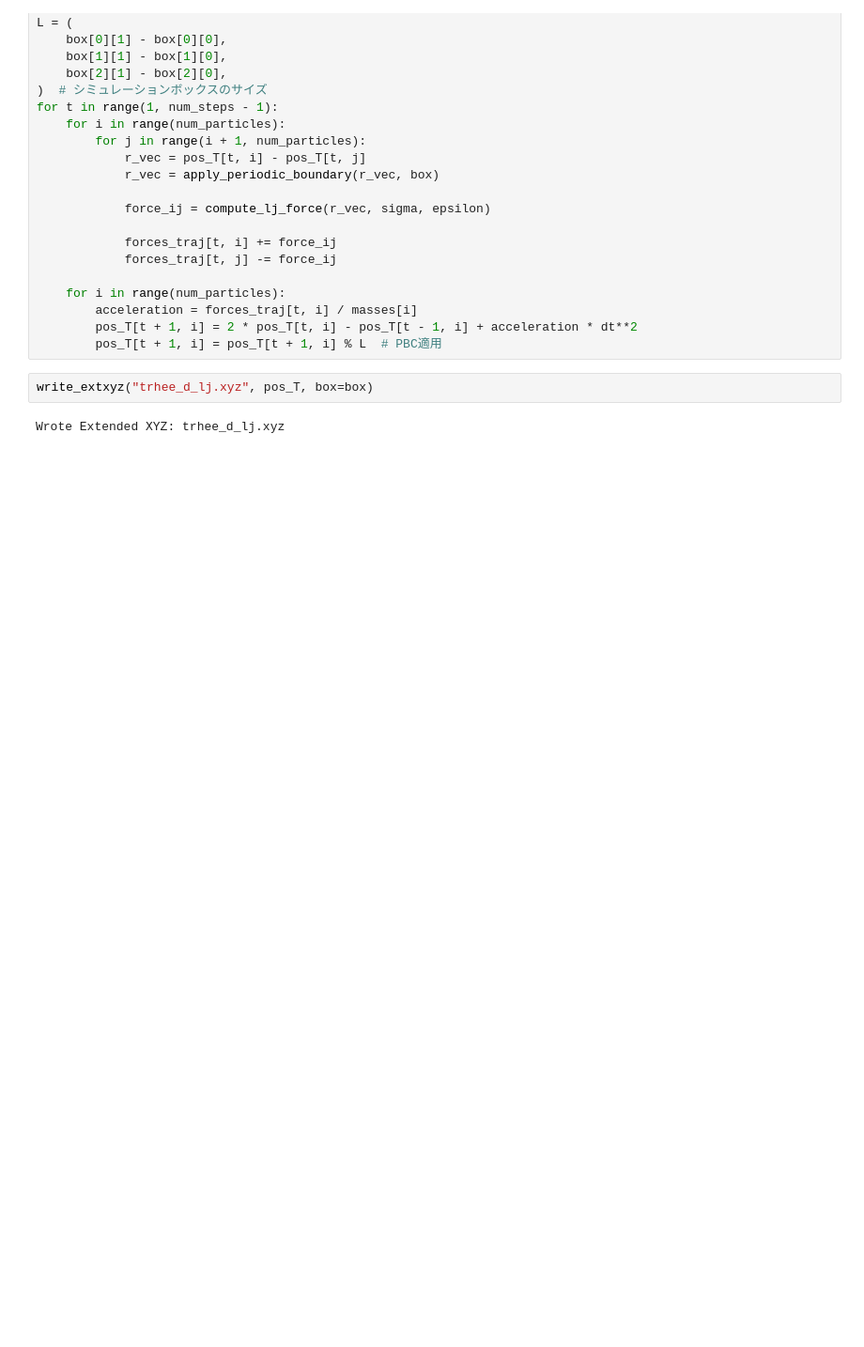
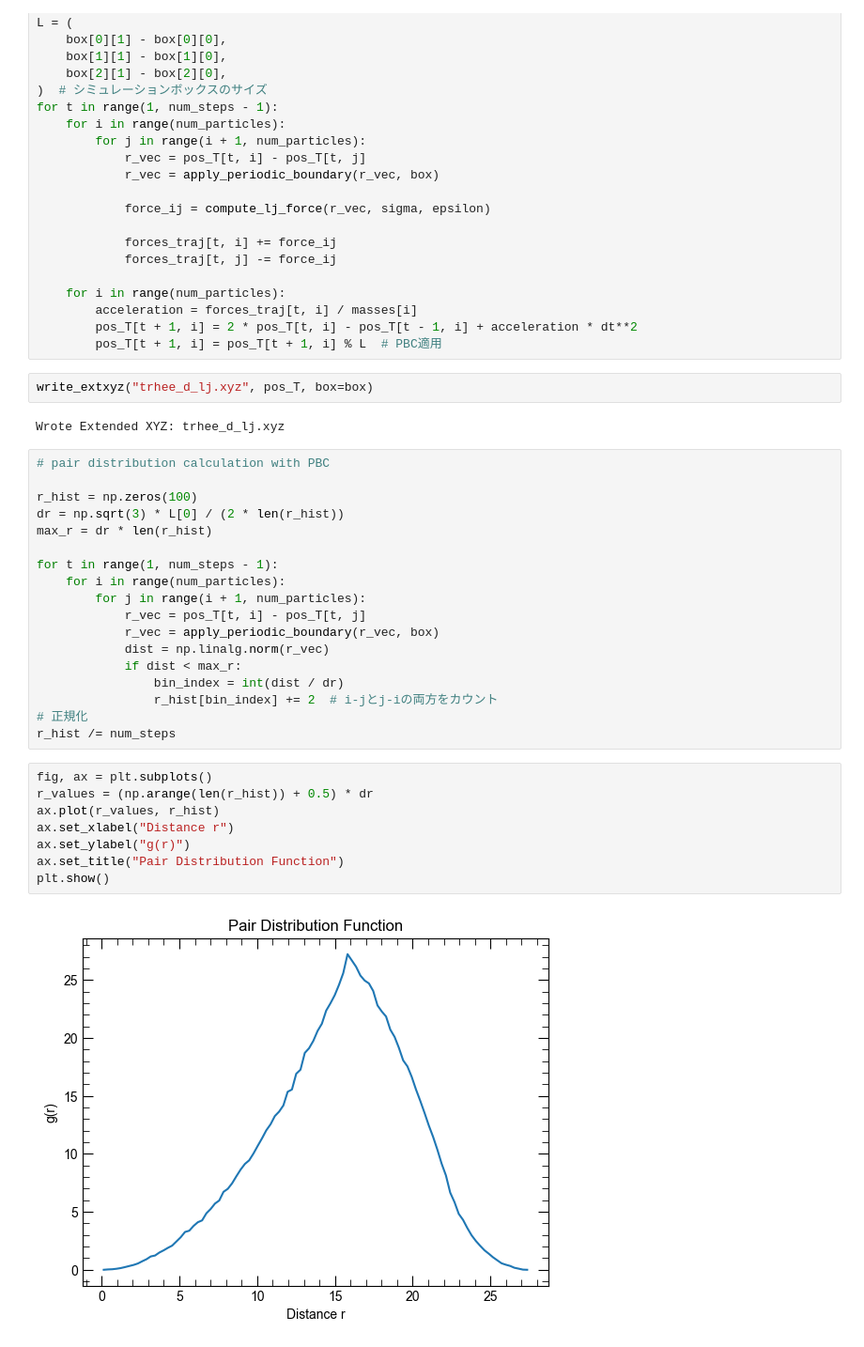
Before and after one commit to yamashun95/md_learning, a Jupyter notebook: notebooks/basic/pair_distribution.ipynb, the cells around one changed output. Shown: that part at 94% size. Saved outputs shown, nothing was run; the diff lists cells and outputs as text; blank space fills up the shorter version.

Commit message:
pair distribution function

```diff
--- a/notebooks/basic/pair_distribution.ipynb
+++ b/notebooks/basic/pair_distribution.ipynb
@@ -87,3 +105,31 @@ for t in range(1, num_steps - 1):
 write_extxyz("trhee_d_lj.xyz", pos_T, box=box)
 # %% [output]
 Wrote Extended XYZ: trhee_d_lj.xyz
+# %%
+# pair distribution calculation with PBC
+
+r_hist = np.zeros(100)
+dr = np.sqrt(3) * L[0] / (2 * len(r_hist))
+max_r = dr * len(r_hist)
+
+for t in range(1, num_steps - 1):
+    for i in range(num_particles):
+        for j in range(i + 1, num_particles):
+            r_vec = pos_T[t, i] - pos_T[t, j]
+            r_vec = apply_periodic_boundary(r_vec, box)
+            dist = np.linalg.norm(r_vec)
+            if dist < max_r:
+                bin_index = int(dist / dr)
+                r_hist[bin_index] += 2  # i-jとj-iの両方をカウント
+# 正規化
+r_hist /= num_steps
+# %%
+fig, ax = plt.subplots()
+r_values = (np.arange(len(r_hist)) + 0.5) * dr
+ax.plot(r_values, r_hist)
+ax.set_xlabel("Distance r")
+ax.set_ylabel("g(r)")
+ax.set_title("Pair Distribution Function")
+plt.show()
+# %% [output]
+[figure, added]
```
Also changed, not shown: parts of 6 cells of this notebook, 1 other file.
